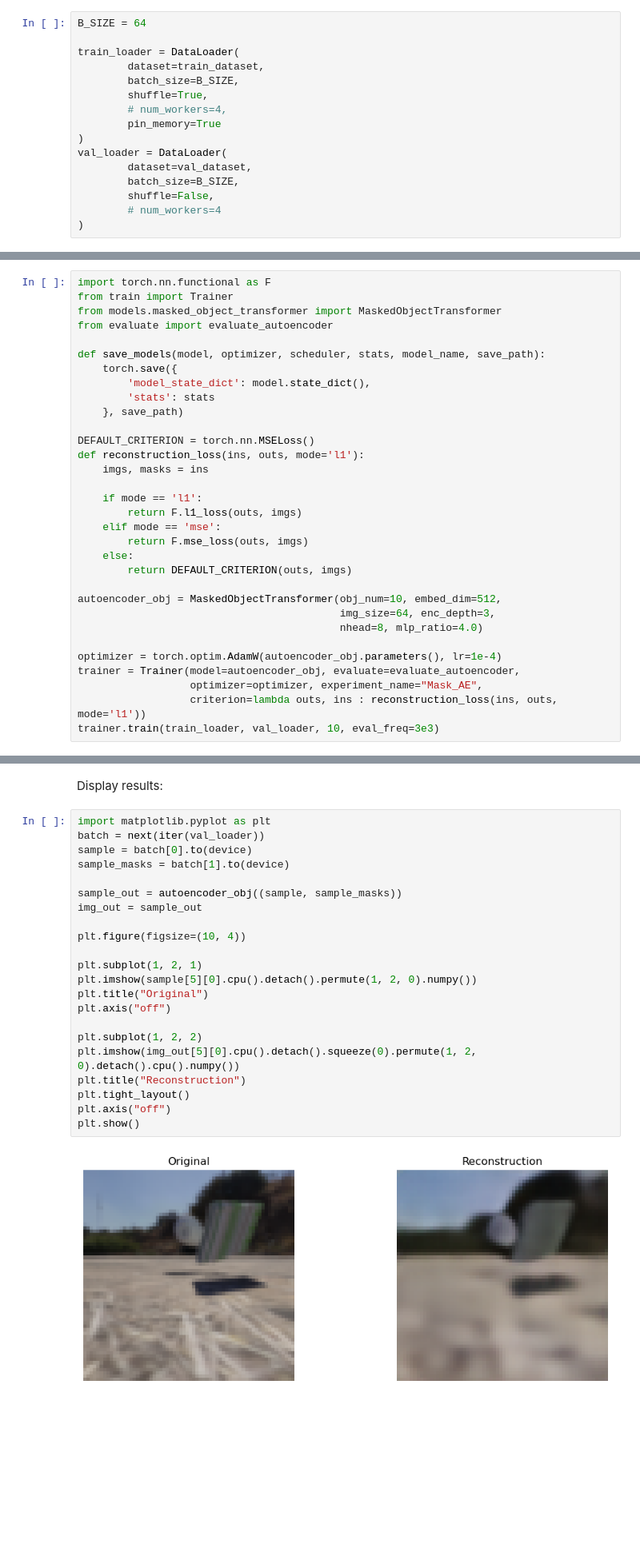
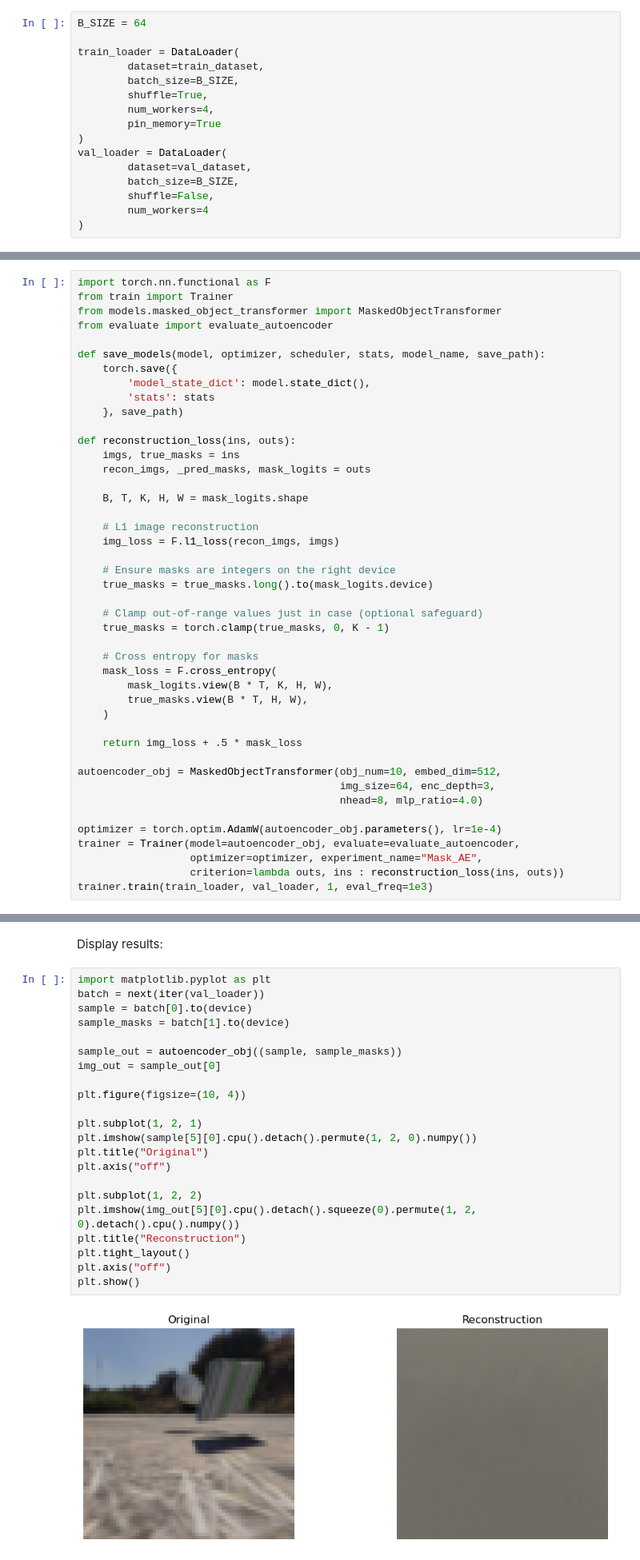
Before and after one commit to vladimashev/object-repr-video-prediction, a Jupyter notebook: test_reconstruction.ipynb, the cells around one changed output, grey strips where cells are left out. Shown at 80% size. Drawn from its saved outputs; the diff is of its cells as text; blank space fills up the shorter version.

```diff
--- a/test_reconstruction.ipynb
+++ b/test_reconstruction.ipynb
@@ -315,14 +315,14 @@ train_loader = DataLoader(
         dataset=train_dataset,
         batch_size=B_SIZE,
         shuffle=True,
-        # num_workers=4,
+        num_workers=4,
         pin_memory=True
 )
 val_loader = DataLoader(
         dataset=val_dataset,
         batch_size=B_SIZE,
         shuffle=False,
-        # num_workers=4
+        num_workers=4
 )
 # %%
 batch = next(iter(val_loader))
@@ -341,16 +341,28 @@ def save_models(model, optimizer, scheduler, stats, model_name, save_path):
         'stats': stats
     }, save_path)
 
-DEFAULT_CRITERION = torch.nn.MSELoss()
-def reconstruction_loss(ins, outs, mode='l1'):
-    imgs, masks = ins
+def reconstruction_loss(ins, outs):
+    imgs, true_masks = ins
+    recon_imgs, _pred_masks, mask_logits = outs
 
-    if mode == 'l1':
-        return F.l1_loss(outs, imgs)
-    elif mode == 'mse':
-        return F.mse_loss(outs, imgs)
-    else:
-        return DEFAULT_CRITERION(outs, imgs)
+    B, T, K, H, W = mask_logits.shape
+
+    # L1 image reconstruction
+    img_loss = F.l1_loss(recon_imgs, imgs)
+
+    # Ensure masks are integers on the right device
+    true_masks = true_masks.long().to(mask_logits.device)
+
+    # Clamp out-of-range values just in case (optional safeguard)
+    true_masks = torch.clamp(true_masks, 0, K - 1)
+
+    # Cross entropy for masks
+    mask_loss = F.cross_entropy(
+        mask_logits.view(B * T, K, H, W),
+        true_masks.view(B * T, H, W),
+    )
+
+    return img_loss + .5 * mask_loss
 
 autoencoder_obj = MaskedObjectTransformer(obj_num=10, embed_dim=512,
                                           img_size=64, enc_depth=3,
@@ -359,6 +371,6 @@ autoencoder_obj = MaskedObjectTransformer(obj_num=10, embed_dim=512,
 optimizer = torch.optim.AdamW(autoencoder_obj.parameters(), lr=1e-4)
 trainer = Trainer(model=autoencoder_obj, evaluate=evaluate_autoencoder,
                   optimizer=optimizer, experiment_name="Mask_AE",
-                  criterion=lambda outs, ins : reconstruction_loss(ins, outs, mode='l1'))
-trainer.train(train_loader, val_loader, 10, eval_freq=3e3)
+                  criterion=lambda outs, ins : reconstruction_loss(ins, outs))
+trainer.train(train_loader, val_loader, 1, eval_freq=1e3)
 # %% [output]
@@ -405,27 +433,27 @@ Display results:
 # %%
 import matplotlib.pyplot as plt
 batch = next(iter(val_loader))
 sample = batch[0].to(device)
 sample_masks = batch[1].to(device)
 
 sample_out = autoencoder_obj((sample, sample_masks))
-img_out = sample_out
+img_out = sample_out[0]
 
 plt.figure(figsize=(10, 4))
 
 plt.subplot(1, 2, 1)
 plt.imshow(sample[5][0].cpu().detach().permute(1, 2, 0).numpy())
 plt.title("Original")
 plt.axis("off")
 
 plt.subplot(1, 2, 2)
 plt.imshow(img_out[5][0].cpu().detach().squeeze(0).permute(1, 2, 0).detach().cpu().numpy())
 plt.title("Reconstruction")
 plt.tight_layout()
 plt.axis("off")
 plt.show()
 # %% [output]
-[figure, old version]
+[figure, new version]
 # %%
 # from save_load import load_model
 
```
Also changed, not shown: parts of 2 cells of this notebook, 5 other files.
